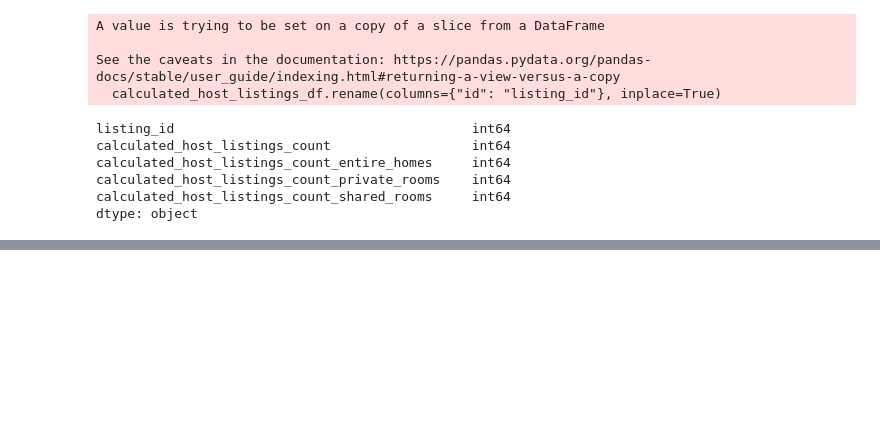
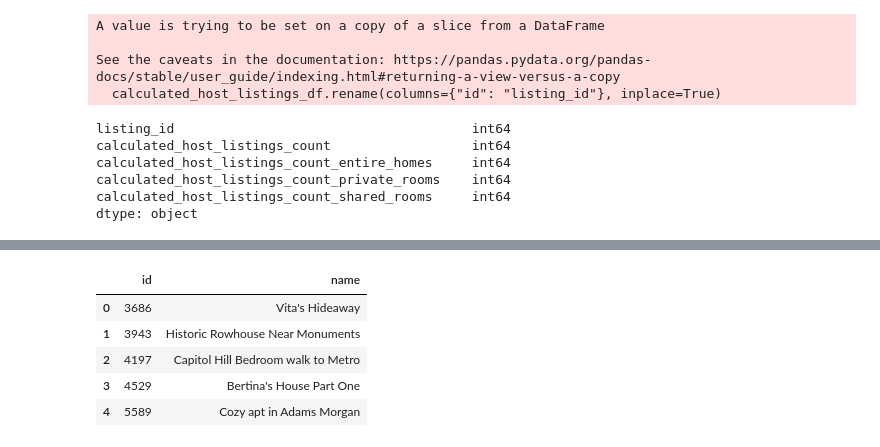
Before and after one commit to johbry17/DC-AirBnB-SQL-Database, a Jupyter notebook: cleaned_data/v1.0/data_cleaning_v1.0.ipynb, the cells around one changed output, grey strips where cells are left out. Cells and saved outputs as stored; diff of their text form; code cells hidden in the pictures; blank space fills up the shorter version.

```diff
--- a/cleaned_data/v1.0/data_cleaning_v1.0.ipynb
+++ b/cleaned_data/v1.0/data_cleaning_v1.0.ipynb
@@ -975,0 +988,10 @@ with engine.begin() as conn:
+# %%
+listing_description_df = listings_simple_df[["id", "name"]]
+listing_description_df.head()
+# %% [output]
+|  | id | name |
+| 0 | 3686 | Vita's Hideaway |
+| 1 | 3943 | Historic Rowhouse Near Monuments |
+| 2 | 4197 | Capitol Hill Bedroom walk to Metro |
+| 3 | 4529 | Bertina's House Part One |
+| 4 | 5589 | Cozy apt in Adams Morgan |
```
Also changed, not shown: parts of 6 cells of this notebook, 1 other file.
